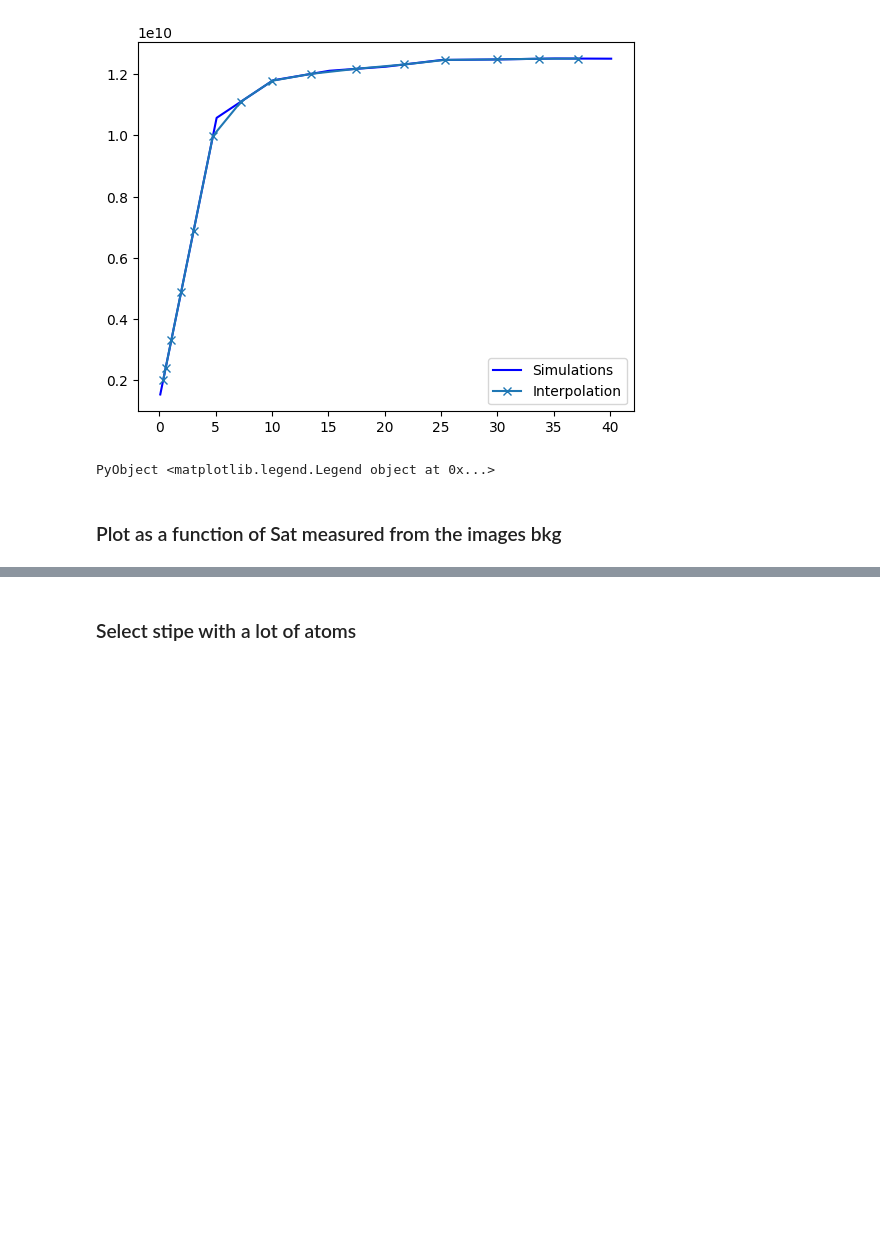
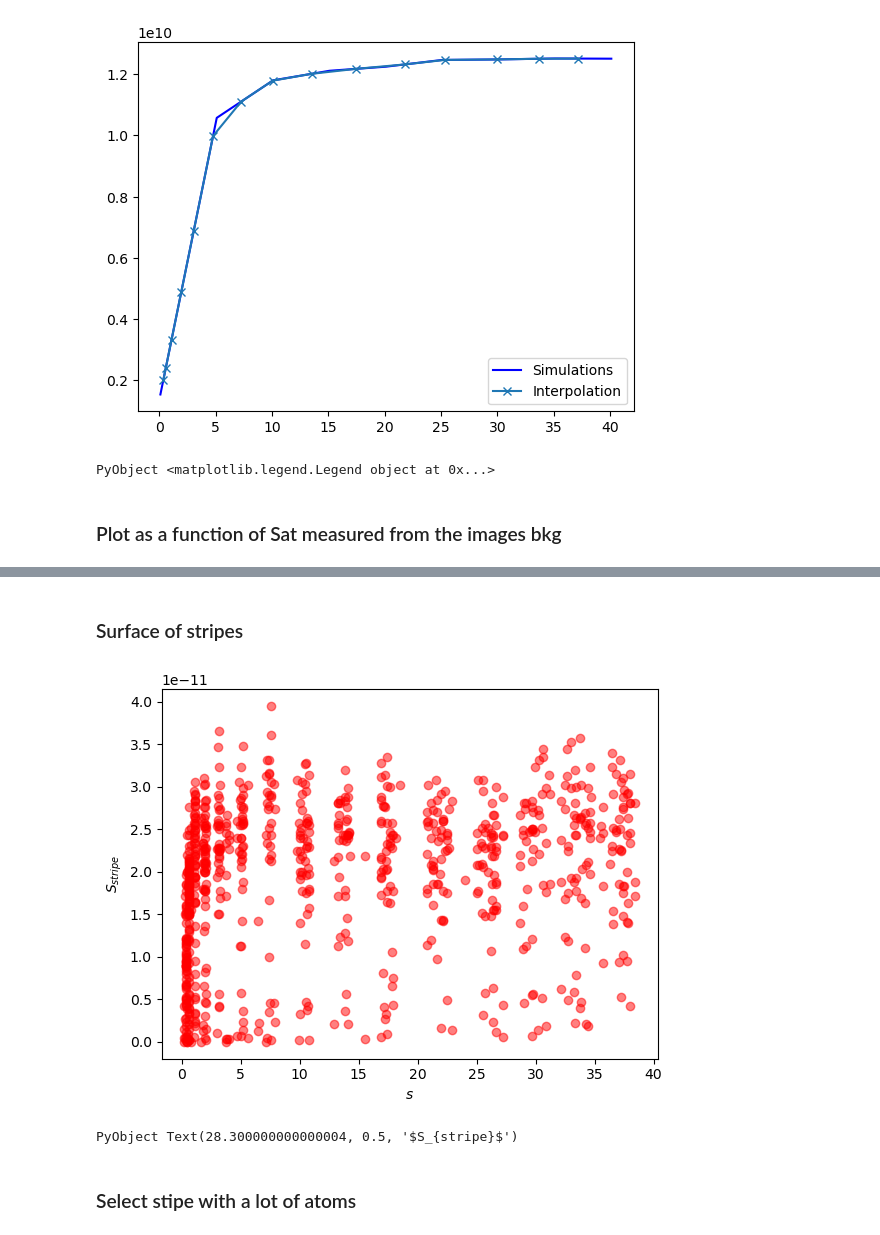
Before and after one commit to DolbeaultRemy/SR_droplets, a Jupyter notebook: Image_analysis/V2/Compare_data_sim_stripe_V2.ipynb, the cells around one changed output, grey strips where cells are left out. Drawn from its saved outputs; the diff is of its cells as text; code cells hidden in the pictures; blank space fills up the shorter version.

```diff
--- a/Image_analysis/V2/Compare_data_sim_stripe_V2.ipynb
+++ b/Image_analysis/V2/Compare_data_sim_stripe_V2.ipynb
@@ -132,3 +134,22 @@ pygui(false);
+# %% [markdown]
+### Surface of stripes
+# %%
+# Compute the simulated intensity for each image
+for i = idx_lb:idx_hb
+    for j = 1:size(Ibkg_stripes)[2]
+        if nbr_stripes_ds[i, j] > 0
+            for k in 1:Int(nbr_stripes_ds[i, j])
+                scatter(factor_sat * Ibkg_stripe_90[i, j]/Isat, π * (major_axis_stripes_ds[i][j][k]/factor_ellipse) * (minor_axis_stripes_ds[i][j][k]/factor_ellipse) * size_pxl^2, color="r", alpha=0.5)
+            end
+        end
+    end
+end
+
+xlabel(L"s")
+ylabel(L"S_{stripe}")
+# %% [output]
+[figure, added]
+PyObject Text(28.300000000000004, 0.5, '$S_{stripe}$')
 # %% [markdown]
 ### Select stipe with a lot of atoms
 # %%
```
Also changed, not shown: parts of 7 cells of this notebook, 25 other files.
